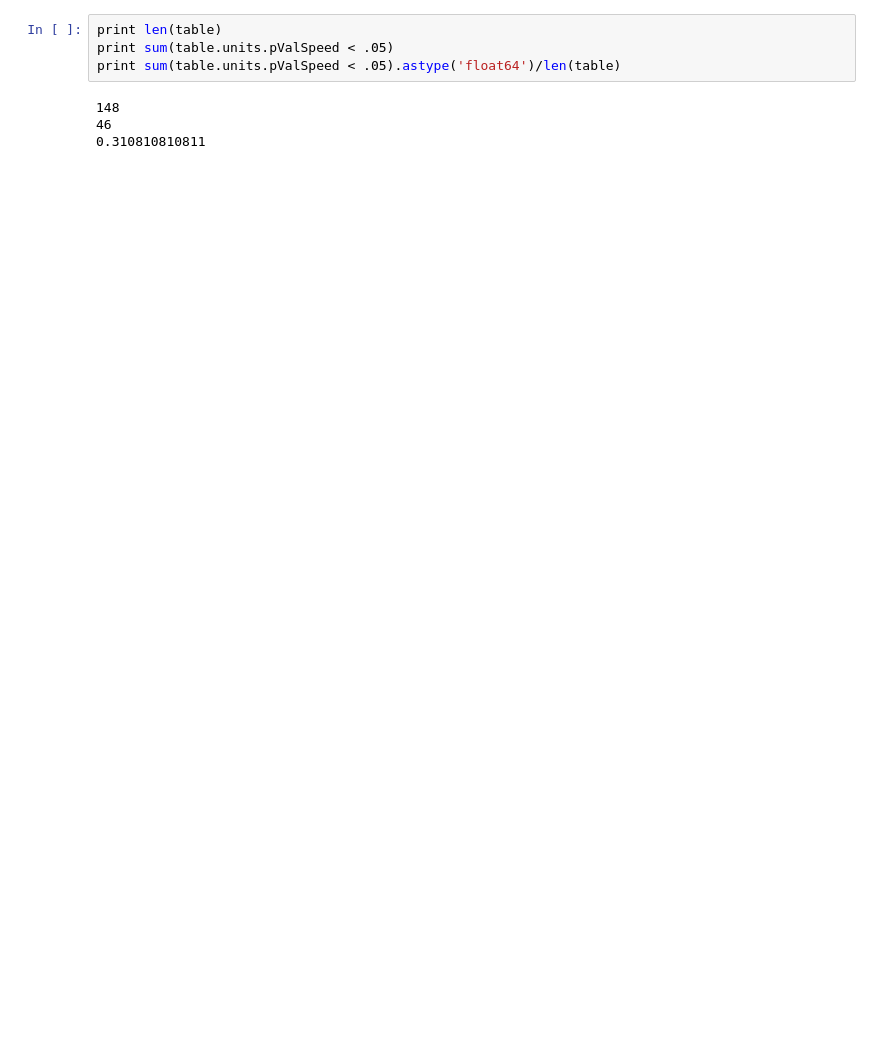
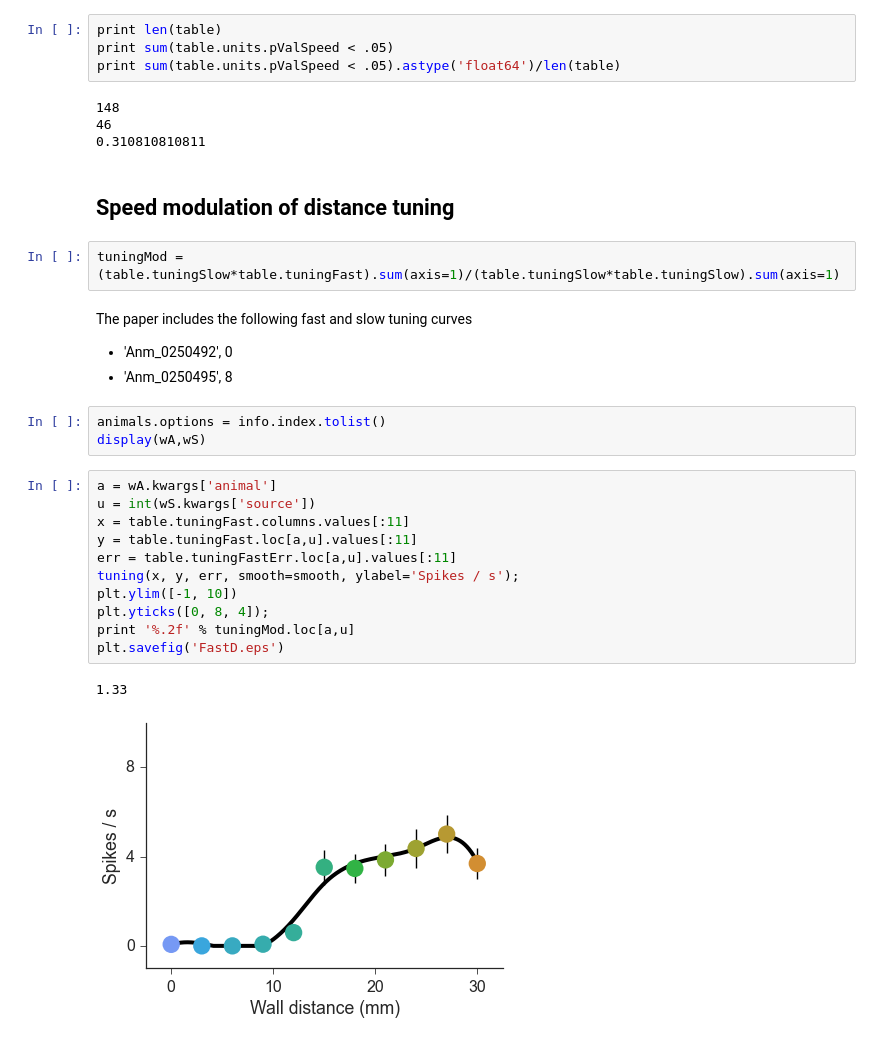
Before and after one commit to sofroniewn/tactile-coding, a Jupyter notebook: ephysTable.ipynb, the cells around one changed output. Saved outputs shown, nothing was run; the diff lists cells and outputs as text; blank space fills up the shorter version.

```diff
--- a/ephysTable.ipynb
+++ b/ephysTable.ipynb
@@ -701,3 +751,28 @@ print sum(table.units.pValSpeed < .05).astype('float64')/len(table)
 148
 46
 0.310810810811
+# %% [markdown]
+## Speed modulation of distance tuning
+# %%
+tuningMod = (table.tuningSlow*table.tuningFast).sum(axis=1)/(table.tuningSlow*table.tuningSlow).sum(axis=1)
+# %% [markdown]
+The paper includes the following fast and slow tuning curves
+* 'Anm_0250492', 0
+* 'Anm_0250495', 8
+# %%
+animals.options = info.index.tolist()
+display(wA,wS)
+# %%
+a = wA.kwargs['animal']
+u = int(wS.kwargs['source'])
+x = table.tuningFast.columns.values[:11]
+y = table.tuningFast.loc[a,u].values[:11]
+err = table.tuningFastErr.loc[a,u].values[:11]
+tuning(x, y, err, smooth=smooth, ylabel='Spikes / s');
+plt.ylim([-1, 10])
+plt.yticks([0, 8, 4]);
+print '%.2f' % tuningMod.loc[a,u]
+plt.savefig('FastD.eps')
+# %% [output]
+1.33
+[figure, added]
```
Also changed, not shown: parts of 15 cells of this notebook, 3 other files.
